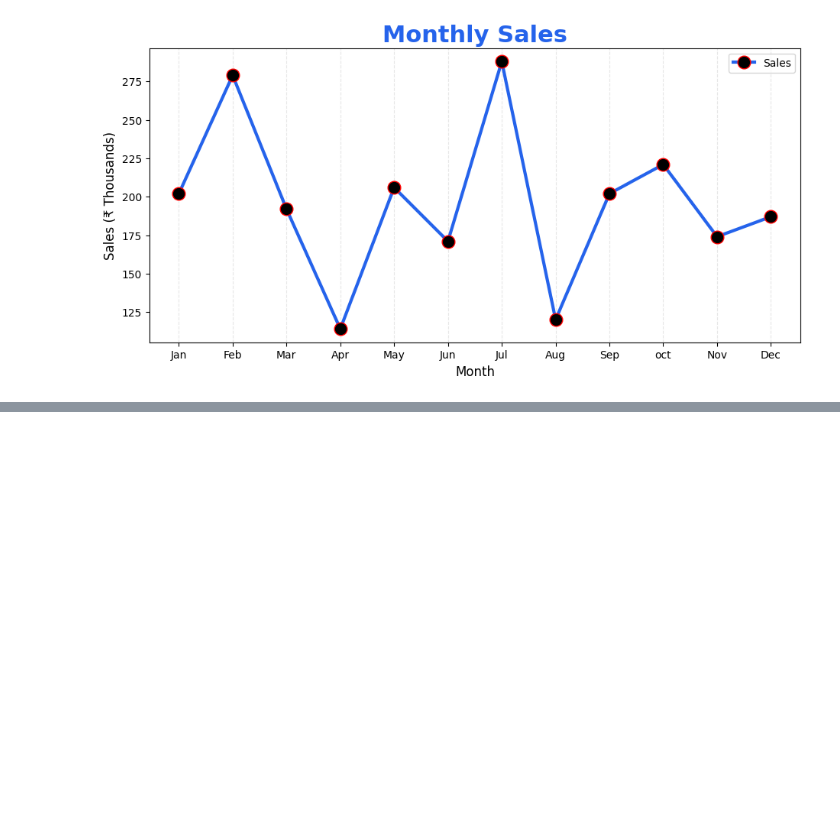
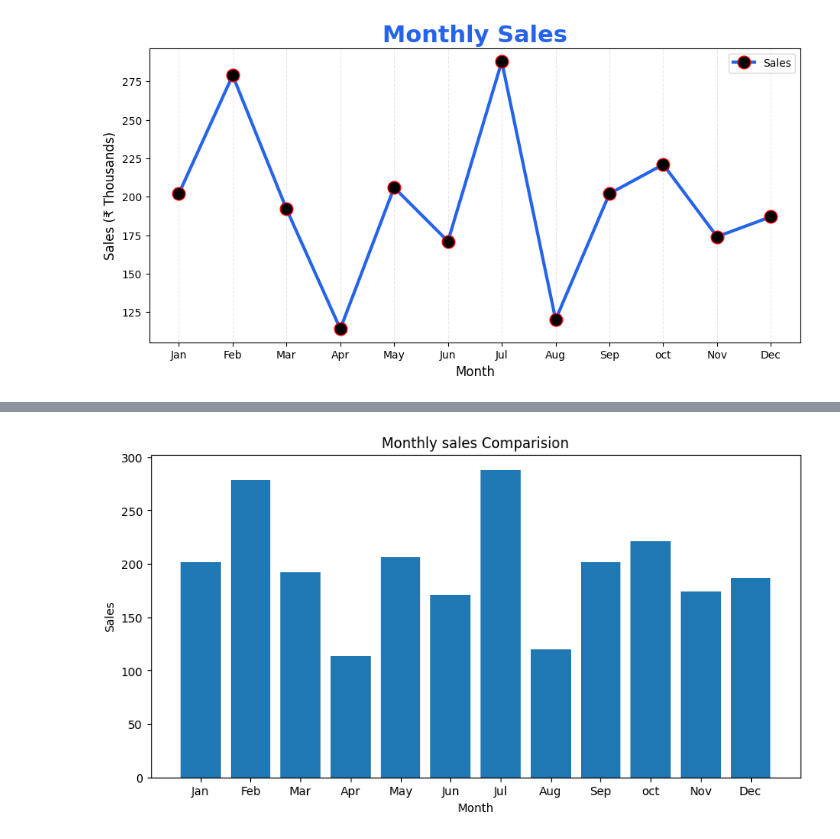
Before and after one commit to datasciencekibaatein/Business-Analyst-Batch-109, a Jupyter notebook: Matplotlib/lecture01.ipynb, the cells around one changed output, grey strips where cells are left out. Cells and saved outputs as stored; diff of their text form; code cells hidden in the pictures; blank space fills up the shorter version.

```diff
--- a/Matplotlib/lecture01.ipynb
+++ b/Matplotlib/lecture01.ipynb
@@ -106,0 +122,12 @@ plt.show()
+# %%
+fig,ax = plt.subplots(figsize=(10,5))
+
+ax.bar(df['Month'],df['Sales'])
+
+ax.set_title("Monthly sales Comparision")
+ax.set_xlabel("Month")
+ax.set_ylabel("Sales")
+
+plt.show()
+# %% [output]
+[figure, added]
```
Also changed, not shown: parts of 17 cells of this notebook, 1 other file.
